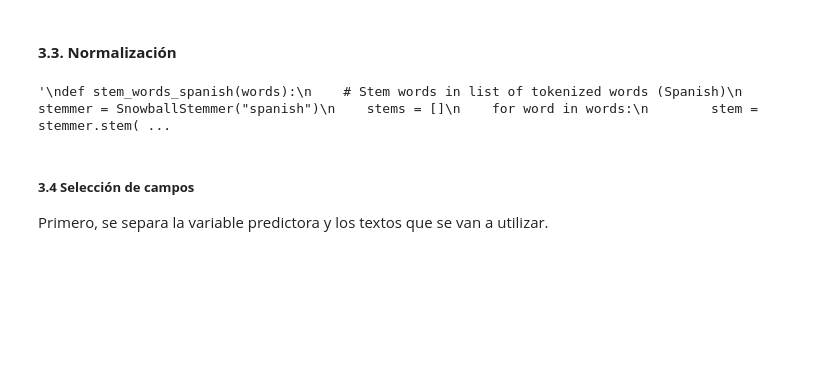
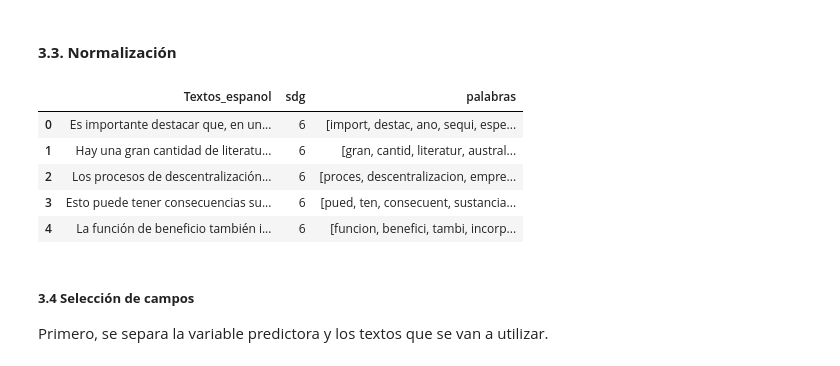
Before and after one commit to ernestocpc/Proyecto1-BI, a Jupyter notebook: proyecto1etapa1.ipynb, the cells around one changed output. Drawn from its saved outputs; the diff is of its cells as text; code cells hidden in the pictures; blank space fills up the shorter version.

```diff
--- a/proyecto1etapa1.ipynb
+++ b/proyecto1etapa1.ipynb
@@ -159,35 +160,44 @@ df_raw.head()
 # TODO: Instalar spacy y correr la funcion de lematizacion
 # %conda install -c conda-forge spacy
 # %%
-from nltk.stem import SnowballStemmer
+from nltk.stem.snowball import SpanishStemmer
 # import spacy
-"""
 def stem_words_spanish(words):
     # Stem words in list of tokenized words (Spanish)
-    stemmer = SnowballStemmer("spanish")
+    stemmer = SpanishStemmer()
     stems = []
     for word in words:
         stem = stemmer.stem(word)
         stems.append(stem)
     return stems
 
+"""
 def lemmatize_verbs_spanish(text):
     Lemmatize verbs in a text (Spanish)
     nlp = spacy.load("es_core_news_sm")
     doc = nlp(text)
     lemmas = [token.lemma_ if token.pos_ == "VERB" else token.text for token in doc]
     return lemmas
 
 def stem_and_lemmatize(words):
     stems = stem_words_spanish(words)
     lemmas = lemmatize_verbs_spanish(words)
     # return stems + lemmas
+"""
+
+def stem_and_lemmatize(words):
+    stems = stem_words_spanish(words)
+    return stems
 
 df_raw['palabras'] = df_raw['palabras'].apply(stem_and_lemmatize) #Aplica lematización y Eliminación de Prefijos y Sufijos.
 df_raw.head()
-"""
 # %% [output]
-'\ndef stem_words_spanish(words):\n    # Stem words in list of tokenized words (Spanish)\n    stemmer = SnowballStemmer("spanish")\n    stems = []\n    for word in words:\n        stem = stemmer.stem( ...
+|  | Textos_espanol | sdg | palabras |
+| 0 | Es importante destacar que, en un... | 6 | [import, destac, ano, sequi, espe... |
+| 1 | Hay una gran cantidad de literatu... | 6 | [gran, cantid, literatur, austral... |
+| 2 | Los procesos de descentralización... | 6 | [proces, descentralizacion, empre... |
+| 3 | Esto puede tener consecuencias su... | 6 | [pued, ten, consecuent, sustancia... |
+| 4 | La función de beneficio también i... | 6 | [funcion, benefici, tambi, incorp... |
 # %% [markdown]
 ##### **3.4 Selección de campos**
 
```
Also changed, not shown: parts of 5 cells of this notebook.
